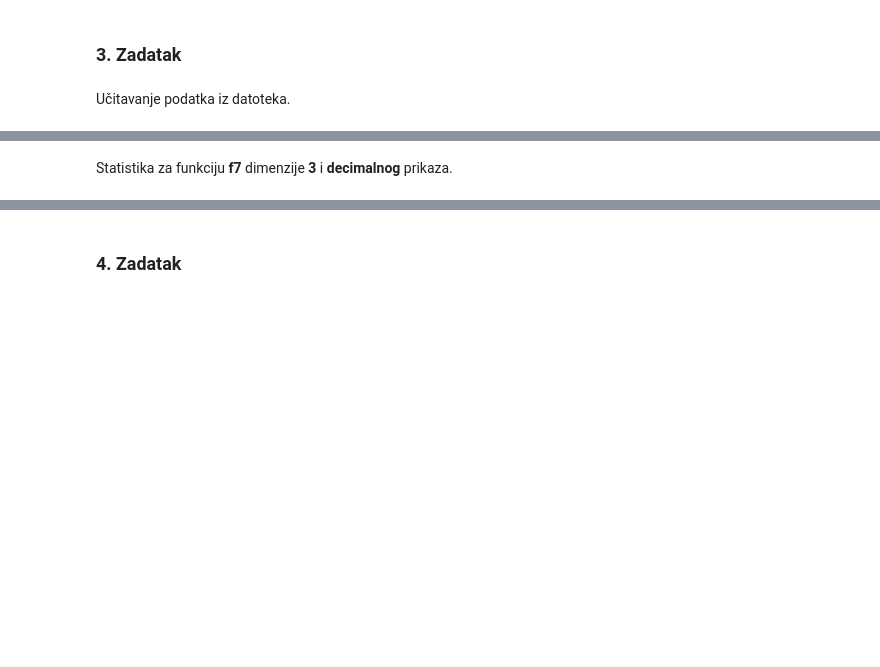
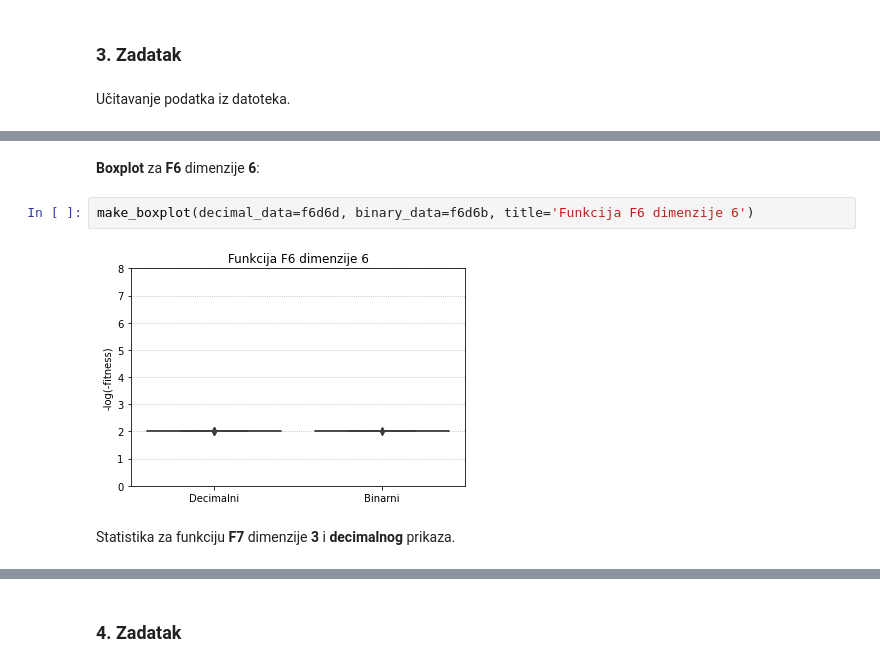
Before and after one commit to dbrcina/APR-FER-2020-21, a Jupyter notebook: dz4/apr_dz4.ipynb, the cells around one changed output, grey strips where cells are left out. Saved outputs shown, nothing was run; the diff lists cells and outputs as text; blank space fills up the shorter version.

```diff
--- a/dz4/apr_dz4.ipynb
+++ b/dz4/apr_dz4.ipynb
@@ -72,5 +96,11 @@ Najbolja dobrota:   -0.009715909885101737
+# %% [markdown]
+**Boxplot** za **F6** dimenzije **6**:
+# %%
+make_boxplot(decimal_data=f6d6d, binary_data=f6d6b, title='Funkcija F6 dimenzije 6')
+# %% [output]
+[figure, added]
 # %% [markdown]
-Statistika za funkciju **f7** dimenzije **3** i **decimalnog** prikaza.
+Statistika za funkciju **F7** dimenzije **3** i **decimalnog** prikaza.
 # %%
 statistics(f7d3d)
 # %% [output]
```
Also changed, not shown: parts of 69 cells of this notebook, 29 other files.
